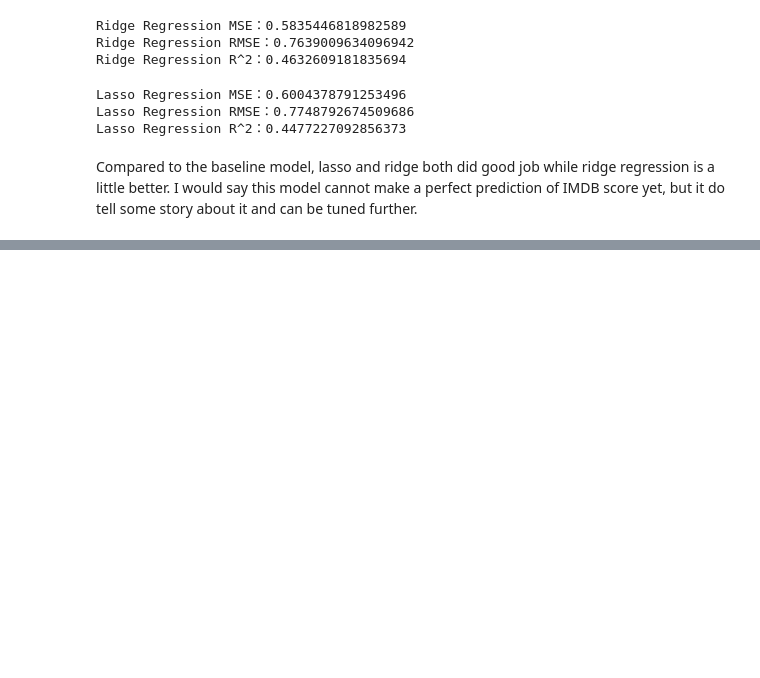
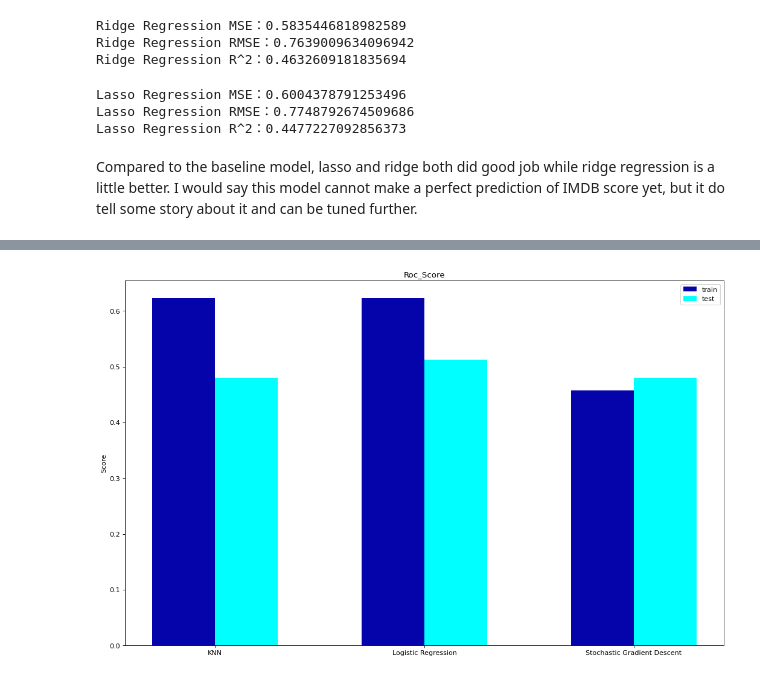
Before and after one commit to parkerhale/demo_project, a Jupyter notebook: IMDB.ipynb, the cells around one changed output, grey strips where cells are left out. Drawn from its saved outputs; the diff is of its cells as text; code cells hidden in the pictures; blank space fills up the shorter version.

```diff
--- a/IMDB.ipynb
+++ b/IMDB.ipynb
@@ -760,0 +939,25 @@ Compared to the baseline model, lasso and ridge both did good job while ridge re
+# %%
+y_train_pred_one = pd.get_dummies(y_train_pred)
+y_test_pred_one = pd.get_dummies(y_test_pred)
+if 'Bad' not in y_train_pred_one:
+  bad = [0]*len(y_train_pred_one)
+  y_train_pred_one['Bad'] = bad
+if 'Below Average' not in y_train_pred_one:
+  bad = [0]*len(y_train_pred_one)
+  y_train_pred_one['Below Average'] = bad
+if 'Bad' not in y_test_pred_one:
+  bad = [0]*len(y_test_pred_one)
+  y_test_pred_one['Bad'] = bad
+if 'Below Average' not in y_test_pred_one:
+  bad = [0]*len(y_test_pred_one)
+  y_test_pred_one['Below Average'] = bad
+y_test_pred_one = y_test_pred_one[['Bad','Below Average', 'Average','Good','Execellent']].to_numpy()
+y_train_pred_one = y_train_pred_one[['Bad','Below Average', 'Average','Good','Execellent']].to_numpy()
+
+sgdc_train_roc_score = roc_auc_score(y_train_one, y_train_pred_one, multi_class='ovr')
+sgdc_train_hamming = hamming_loss(y_train, y_train_pred)
+
+sgdc_test_roc_score = roc_auc_score(y_test_one, y_test_pred_one, multi_class='ovr')
+sgdc_test_hamming = hamming_loss(y_test, y_test_pred)
+print(sgdc_roc_score)
+print(sgdc_hamming)
@@ -760,0 +973,21 @@ Compared to the baseline model, lasso and ridge both did good job while ridge re
+# %%
+Model_name = ('KNN','Logistic Regression', 'Stochastic Gradient Descent')
+train_score = [knn_train_roc_score, lr_train_roc_score ,sgdc_train_roc_score]
+test_score = [knn_test_roc_score, lr_test_roc_score, sgdc_test_roc_score]
+
+bar_width = 0.3
+index_train = np.arange(len(Model_name))
+index_test = index_train + bar_width
+
+figure(figsize=(16, 10), dpi=80)
+plt.bar(index_train, height=train_score, width=bar_width, color='#0504aa', label='train')
+plt.bar(index_test, height=test_score, width=bar_width, color='#00FFFF', label='test')
+
+plt.legend()
+plt.xticks(index_train + bar_width/2, Model_name)
+plt.ylabel('Score')
+plt.title('Roc_Score')
+
+plt.show()
+# %% [output]
+[figure, added]
```
Also changed, not shown: parts of 43 cells of this notebook.
